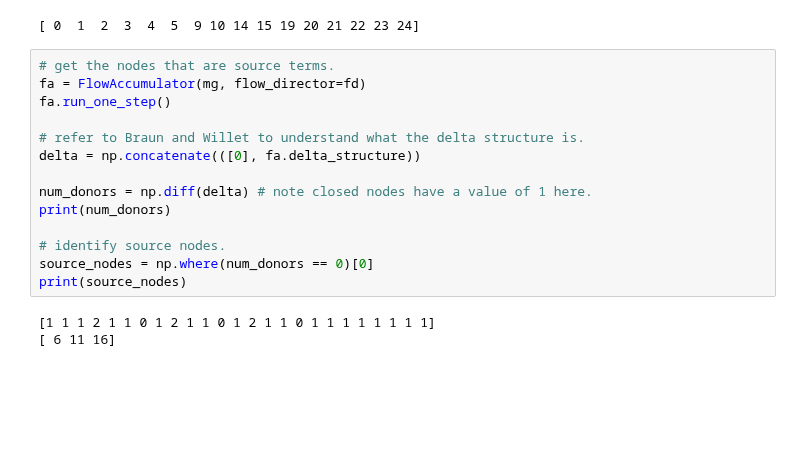
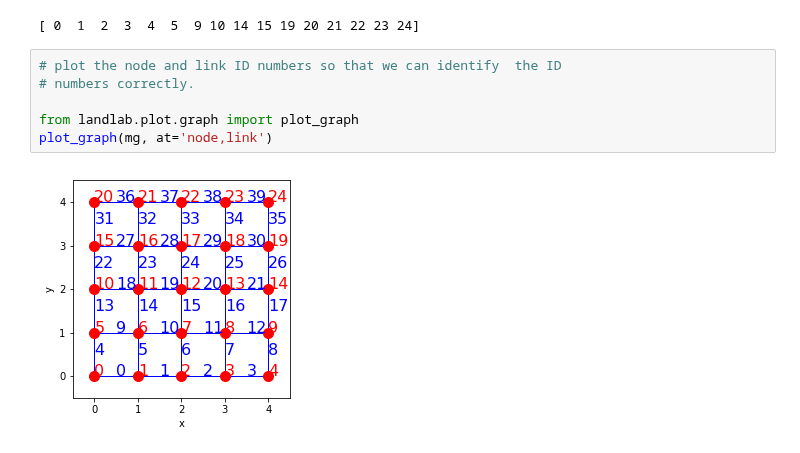
Before and after one commit to landlab/tutorials, a Jupyter notebook: flow_direction_and_accumulation/Navigating Flow Networks.ipynb, the cells around one changed output. Drawn from its saved outputs; the diff is of its cells as text; blank space fills up the shorter version.

Commit message:
continued work on navigating flow network examples

```diff
--- a/flow_direction_and_accumulation/Navigating Flow Networks.ipynb
+++ b/flow_direction_and_accumulation/Navigating Flow Networks.ipynb
@@ -31,20 +31,11 @@ flow_to_self = np.where(mg.at_node['flow__receiver_node'] == nodes) [0]
 print(flow_to_self)
 # %% [output]
 [ 0  1  2  3  4  5  9 10 14 15 19 20 21 22 23 24]
-# %%
-# get the nodes that are source terms.
-fa = FlowAccumulator(mg, flow_director=fd)
-fa.run_one_step()
-
-# refer to Braun and Willet to understand what the delta structure is.
-delta = np.concatenate(([0], fa.delta_structure))
-
-num_donors = np.diff(delta) # note closed nodes have a value of 1 here.
-print(num_donors)
-
-# identify source nodes.
-source_nodes = np.where(num_donors == 0)[0]
-print(source_nodes)
-# %% [output]
-[1 1 1 2 1 1 0 1 2 1 1 0 1 2 1 1 0 1 1 1 1 1 1 1 1]
-[ 6 11 16]
+# %%
+# plot the node and link ID numbers so that we can identify  the ID
+# numbers correctly.
+
+from landlab.plot.graph import plot_graph
+plot_graph(mg, at='node,link')
+# %% [output]
+[figure, added]
```
Also changed, not shown: parts of 8 cells of this notebook.
